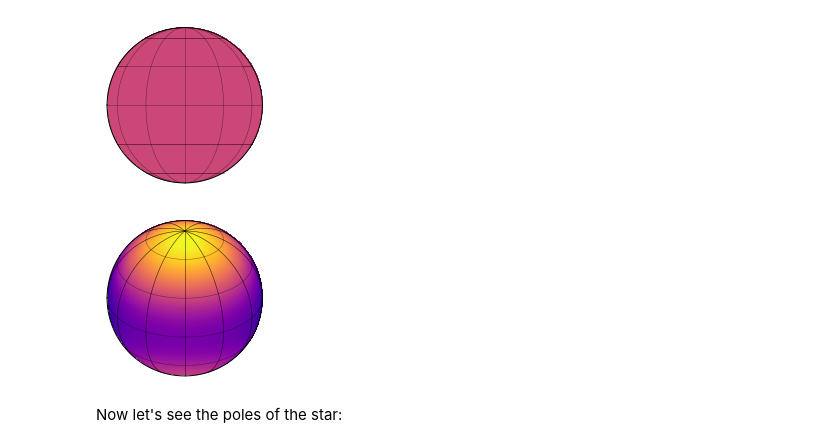
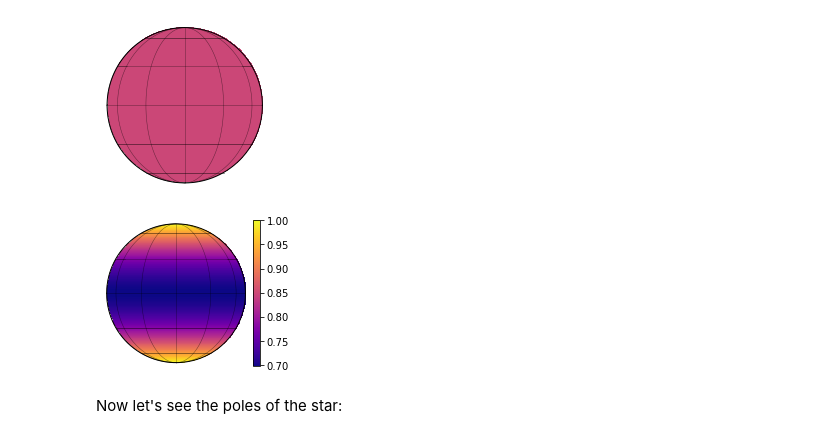
Before and after one commit to shashankdholakia/gravity-dark, a Jupyter notebook: Spherical Harmonics and Von Zeipel Law.ipynb, the cells around one changed output. Cells and saved outputs as stored; diff of their text form; code cells hidden in the pictures.

```diff
--- a/Spherical Harmonics and Von Zeipel Law.ipynb
+++ b/Spherical Harmonics and Von Zeipel Law.ipynb
@@ -380,14 +384,15 @@ map0.show()
 # %%
 arr = []
 for i in ycoeffs:
     arr.append(float(i.evalf(subs={omega:0.6,beta:0.22}))) #omegaa = 0.60
 arr = np.array(arr)
-map0[1:,:] = arr[1:]
+map0[1:,:] = arr[1:] / arr[0]
+map0.amp = arr[0]
 
 map0.rotate(axis=[1,0,0],theta=90)
-map0.show()
+map0.show(colorbar=True)
 # %% [output]
-[figure, old version]
+[figure, new version]
 # %% [markdown]
 Now let's see the poles of the star:
 # %%
```
Also changed, not shown: parts of 13 cells of this notebook, 6 other files.
